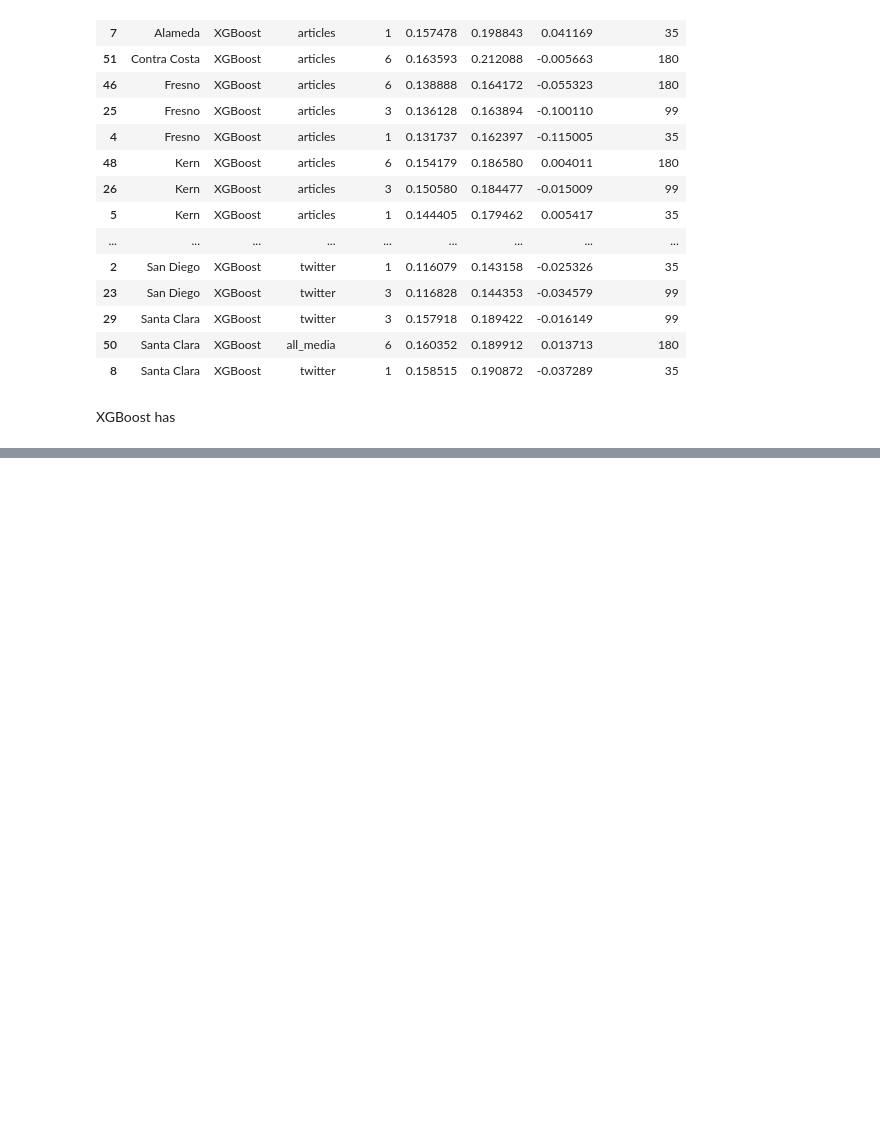
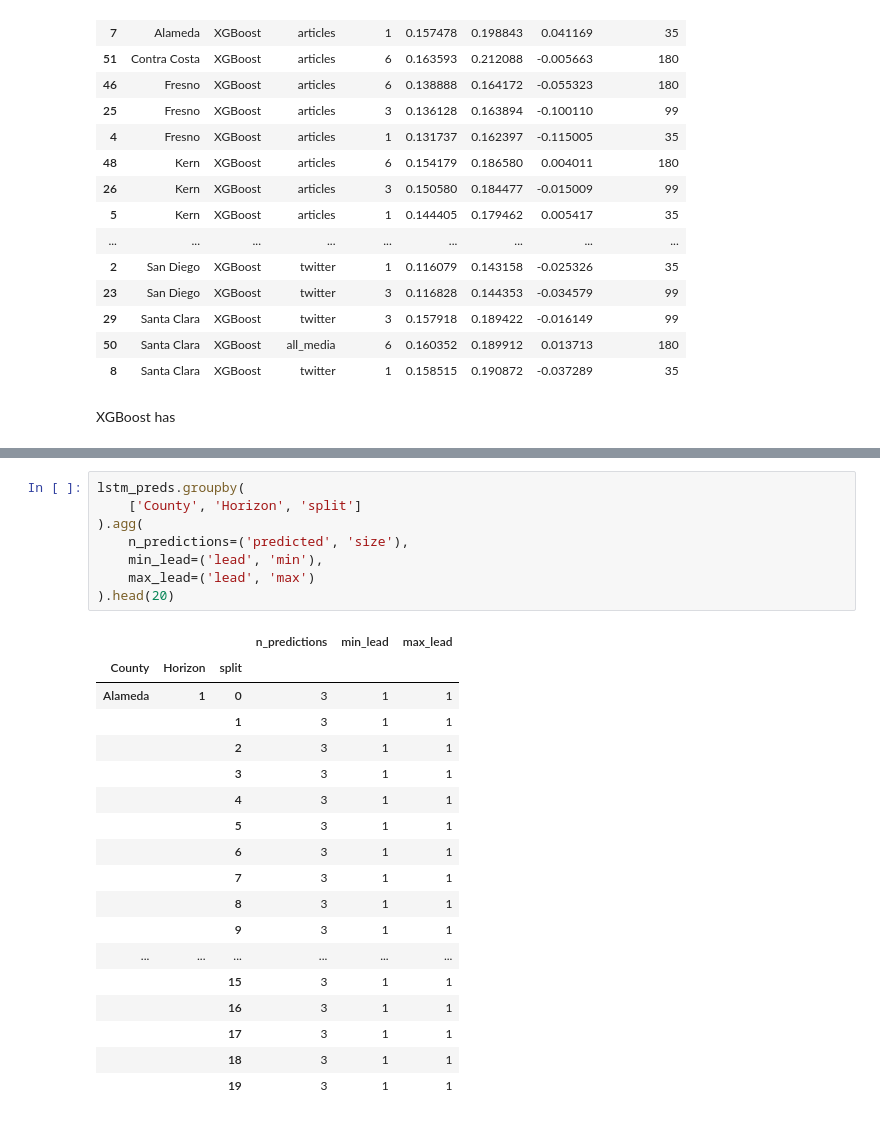
Before and after one commit to MBanuelos/ValleyFever-MediaSignals, a Jupyter notebook: notebooks/Media/Best_Models.ipynb, the cells around one changed output, grey strips where cells are left out. Drawn from its saved outputs; the diff is of its cells as text; blank space fills up the shorter version.

```diff
--- a/notebooks/Media/Best_Models.ipynb
+++ b/notebooks/Media/Best_Models.ipynb
@@ -400,0 +481,27 @@ XGBoost has
+# %%
+lstm_preds.groupby(
+    ['County', 'Horizon', 'split']
+).agg(
+    n_predictions=('predicted', 'size'),
+    min_lead=('lead', 'min'),
+    max_lead=('lead', 'max')
+).head(20)
+# %% [output]
+|  |  |  | n_predictions | min_lead | max_lead |
+| County | Horizon | split |  |  |  |
+| Alameda | 1 | 0 | 3 | 1 | 1 |
+|  |  | 1 | 3 | 1 | 1 |
+|  |  | 2 | 3 | 1 | 1 |
+|  |  | 3 | 3 | 1 | 1 |
+|  |  | 4 | 3 | 1 | 1 |
+|  |  | 5 | 3 | 1 | 1 |
+|  |  | 6 | 3 | 1 | 1 |
+|  |  | 7 | 3 | 1 | 1 |
+|  |  | 8 | 3 | 1 | 1 |
+|  |  | 9 | 3 | 1 | 1 |
+| ... | ... | ... | ... | ... | ... |
+|  |  | 15 | 3 | 1 | 1 |
+|  |  | 16 | 3 | 1 | 1 |
+|  |  | 17 | 3 | 1 | 1 |
+|  |  | 18 | 3 | 1 | 1 |
+|  |  | 19 | 3 | 1 | 1 |
```
Also changed, not shown: parts of 12 cells of this notebook, 15 other files.
